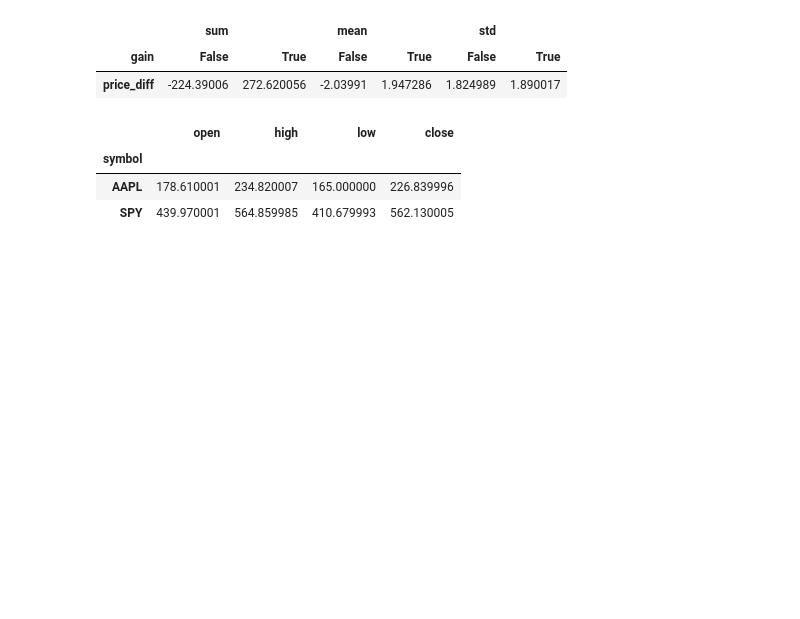
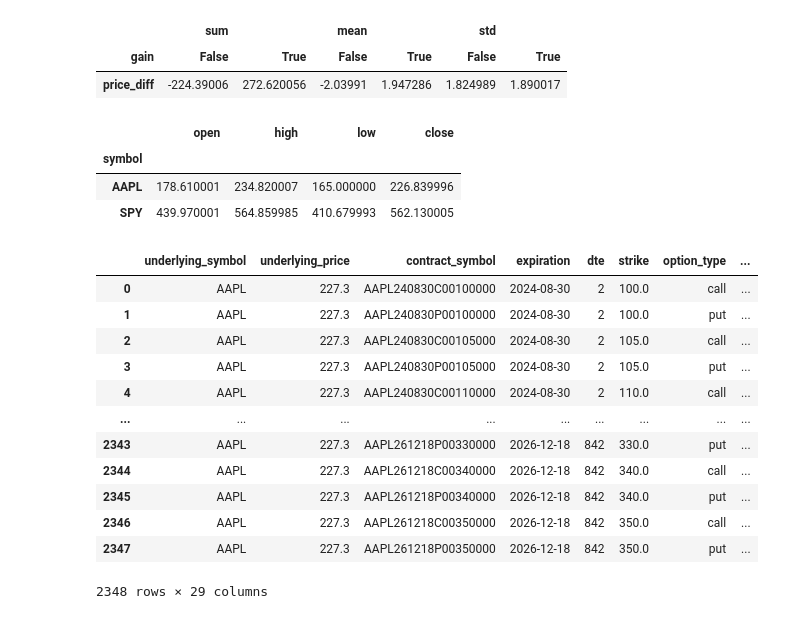
Before and after one commit to Emindu/algo-trading-learning, a Jupyter notebook: 2.analyze-pandas/manipulation-data.ipynb, the cells around one changed output. Drawn from its saved outputs; the diff is of its cells as text; code cells hidden in the pictures; blank space fills up the shorter version.

```diff
--- a/2.analyze-pandas/manipulation-data.ipynb
+++ b/2.analyze-pandas/manipulation-data.ipynb
@@ -142,0 +145,2 @@ concated.groupby("symbol").close.ohlc()
+# %%
+chains = obb.derivatives.options.chains("AAPL", provider="cboe")
@@ -142,0 +149,16 @@ concated.groupby("symbol").close.ohlc()
+# %%
+chains
+# %% [output]
+|  | underlying_symbol | underlying_price | contract_symbol | expiration | dte | strike | option_type | ... |
+| 0 | AAPL | 227.3 | AAPL240830C00100000 | 2024-08-30 | 2 | 100.0 | call | ... |
+| 1 | AAPL | 227.3 | AAPL240830P00100000 | 2024-08-30 | 2 | 100.0 | put | ... |
+| 2 | AAPL | 227.3 | AAPL240830C00105000 | 2024-08-30 | 2 | 105.0 | call | ... |
+| 3 | AAPL | 227.3 | AAPL240830P00105000 | 2024-08-30 | 2 | 105.0 | put | ... |
+| 4 | AAPL | 227.3 | AAPL240830C00110000 | 2024-08-30 | 2 | 110.0 | call | ... |
+| ... | ... | ... | ... | ... | ... | ... | ... | ... |
+| 2343 | AAPL | 227.3 | AAPL261218P00330000 | 2026-12-18 | 842 | 330.0 | put | ... |
+| 2344 | AAPL | 227.3 | AAPL261218C00340000 | 2026-12-18 | 842 | 340.0 | call | ... |
+| 2345 | AAPL | 227.3 | AAPL261218P00340000 | 2026-12-18 | 842 | 340.0 | put | ... |
+| 2346 | AAPL | 227.3 | AAPL261218C00350000 | 2026-12-18 | 842 | 350.0 | call | ... |
+| 2347 | AAPL | 227.3 | AAPL261218P00350000 | 2026-12-18 | 842 | 350.0 | put | ... |
+2348 rows × 29 columns
```
Also changed, not shown: parts of 9 cells of this notebook.
